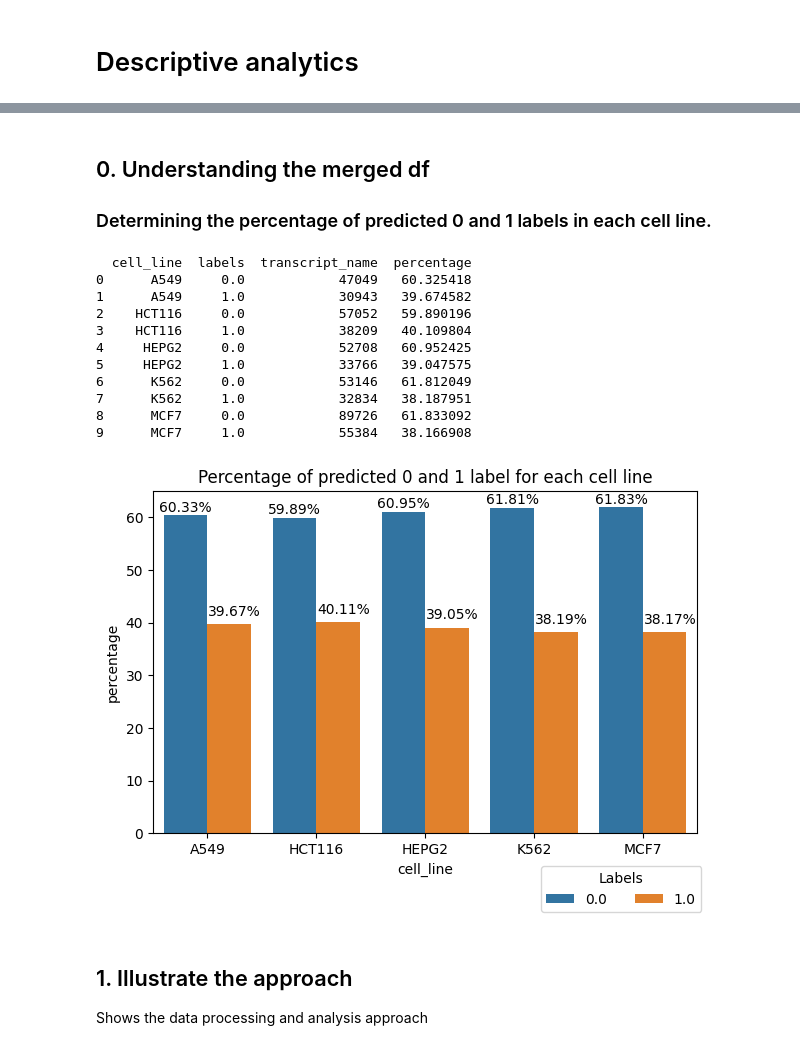
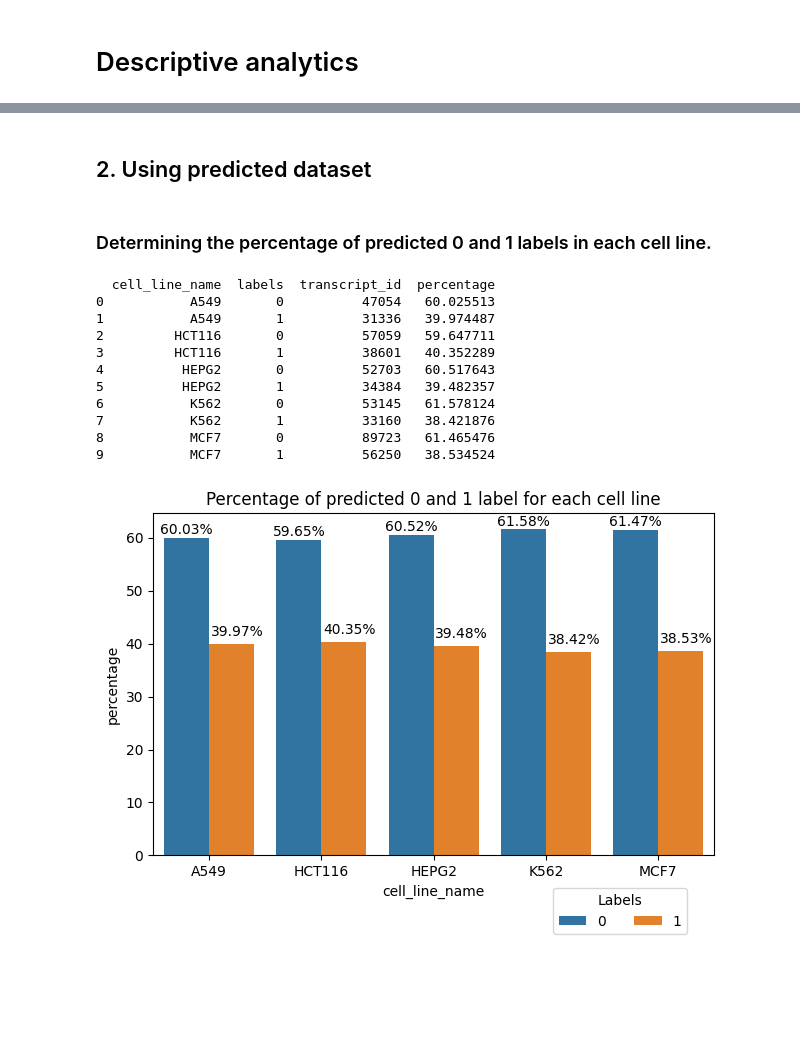
Before and after one commit to OYL02/helix4262, a Jupyter notebook: notebooks/task2.ipynb, the cells around one changed output, grey strips where cells are left out. Saved outputs shown, nothing was run; the diff lists cells and outputs as text; code cells hidden in the pictures; blank space fills up the shorter version.

```diff
--- a/notebooks/task2.ipynb
+++ b/notebooks/task2.ipynb
@@ -319,0 +134,6 @@ Index(['transcript_name', 'json_position', 'nucleotide_seq',
+# %%
+agg_merged_df = pd.read_csv("../dataset/agg_task2_merged.csv")
+pred_df = pd.read_csv("../dataset/pred_merged.csv")
+# %%
+pred_df['labels'] = pred_df['score'].apply(lambda x: 1 if x >= 0.85 else 0)
+pred_df.columns
@@ -320,45 +197,43 @@ Index(['transcript_name', 'json_position', 'nucleotide_seq',
+# %% [markdown]
+## 2. Using predicted dataset
 # %% [markdown]
-## 0. Understanding the merged df
 ### Determining the percentage of predicted 0 and 1 labels in each cell line.
 # %%
-remove_dup_df = merged_df.drop_duplicates(keep=False)
-final_df = remove_dup_df.groupby(['cell_line', 'labels'])['transcript_name'].nunique().reset_index()
-total_count = final_df.groupby('cell_line')['transcript_name'].transform('sum')
-final_df['percentage'] = (final_df['transcript_name']/total_count) * 100
+remove_dup_df = pred_df.drop_duplicates(keep=False)
+final_df = remove_dup_df.groupby(['cell_line_name', 'labels'])['transcript_id'].nunique().reset_index()
+total_count = final_df.groupby('cell_line_name')['transcript_id'].transform('sum')
+final_df['percentage'] = (final_df['transcript_id']/total_count) * 100
 print(final_df)
 # %% [output]
-  cell_line  labels  transcript_name  percentage
-0      A549     0.0            47049   60.325418
-1      A549     1.0            30943   39.674582
-2    HCT116     0.0            57052   59.890196
-3    HCT116     1.0            38209   40.109804
-4     HEPG2     0.0            52708   60.952425
-5     HEPG2     1.0            33766   39.047575
-6      K562     0.0            53146   61.812049
-7      K562     1.0            32834   38.187951
-8      MCF7     0.0            89726   61.833092
-9      MCF7     1.0            55384   38.166908
+  cell_line_name  labels  transcript_id  percentage
+0           A549       0          47054   60.025513
+1           A549       1          31336   39.974487
+2         HCT116       0          57059   59.647711
+3         HCT116       1          38601   40.352289
+4          HEPG2       0          52703   60.517643
+5          HEPG2       1          34384   39.482357
+6           K562       0          53145   61.578124
+7           K562       1          33160   38.421876
+8           MCF7       0          89723   61.465476
+9           MCF7       1          56250   38.534524
 # %%
-barplot = sns.barplot(data = final_df, x = 'cell_line', y = 'percentage', hue = 'labels')
+barplot = sns.barplot(data = final_df, x = 'cell_line_name', y = 'percentage', hue = 'labels')
 for index, row in final_df.iterrows():
     # Adjust x and y positions as needed
     if index % 2 == 0:
         x_pos = index % 2  + (index // 2) -0.2 # Offset for bar position
         y_pos = row['percentage'] + 0.2 # Position slightly above the bar
         barplot.text(x_pos, y_pos, f"{round(row['percentage'], 2)}%",
                     ha='center', va='bottom')
     else:
         x_pos = (index-0.75)% 2  + ((index -0.7)// 2)  # Offset for bar position
         y_pos = row['percentage'] + 1 # Position slightly above the bar
         barplot.text(x_pos, y_pos, f"{round(row['percentage'], 2)}%",
                     ha='center', va='bottom')
 
 plt.title("Percentage of predicted 0 and 1 label for each cell line")
 plt.legend(title='Labels', loc='lower left', bbox_to_anchor=(0.7, -0.25), ncol=2)
 plt.tight_layout()
 plt.show()
 # %% [output]
-[figure, old version]
+[figure, new version]
-# %% [markdown]
-## 1. Illustrate the approach
-Shows the data processing and analysis approach
```
Also changed, not shown: parts of 37 cells of this notebook.
